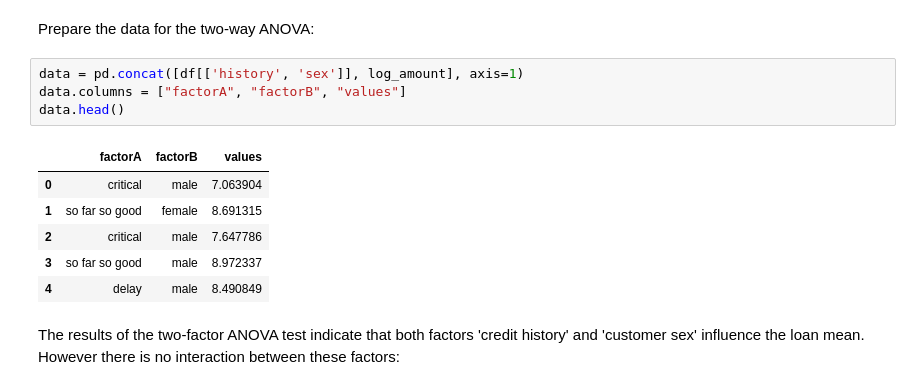
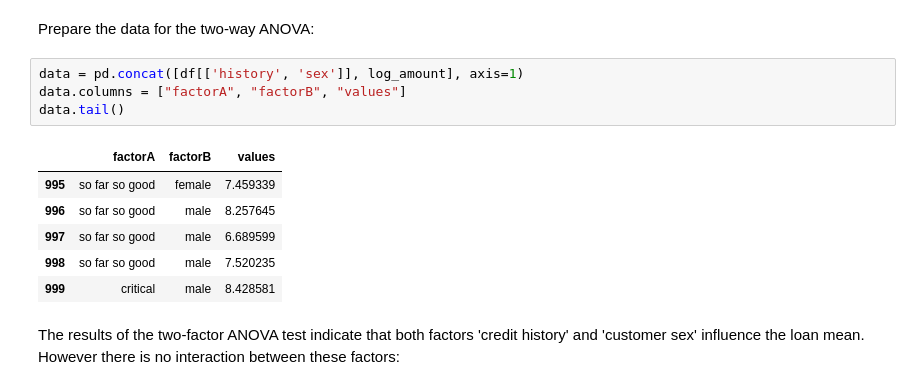
Before and after one commit to leztien/portfolio-project-classification-for-german-credit-database, a Jupyter notebook: exploratory_data_analysis.ipynb, the cells around one changed output. Saved outputs shown, nothing was run; the diff lists cells and outputs as text.

```diff
--- a/exploratory_data_analysis.ipynb
+++ b/exploratory_data_analysis.ipynb
@@ -570,14 +566,14 @@ Prepare the data for the two-way ANOVA:
 # %%
 data = pd.concat([df[['history', 'sex']], log_amount], axis=1)
 data.columns = ["factorA", "factorB", "values"]
-data.head()
+data.tail()
 # %% [output]
 |  | factorA | factorB | values |
-| 0 | critical | male | 7.063904 |
-| 1 | so far so good | female | 8.691315 |
-| 2 | critical | male | 7.647786 |
-| 3 | so far so good | male | 8.972337 |
-| 4 | delay | male | 8.490849 |
+| 995 | so far so good | female | 7.459339 |
+| 996 | so far so good | male | 8.257645 |
+| 997 | so far so good | male | 6.689599 |
+| 998 | so far so good | male | 7.520235 |
+| 999 | critical | male | 8.428581 |
 # %% [markdown]
 The results of the two-factor ANOVA test indicate that both factors 'credit history' and 'customer sex' influence the loan mean.
 However there is no interaction between these factors:
```
Also changed, not shown: parts of 6 cells of this notebook, 1 other file.
